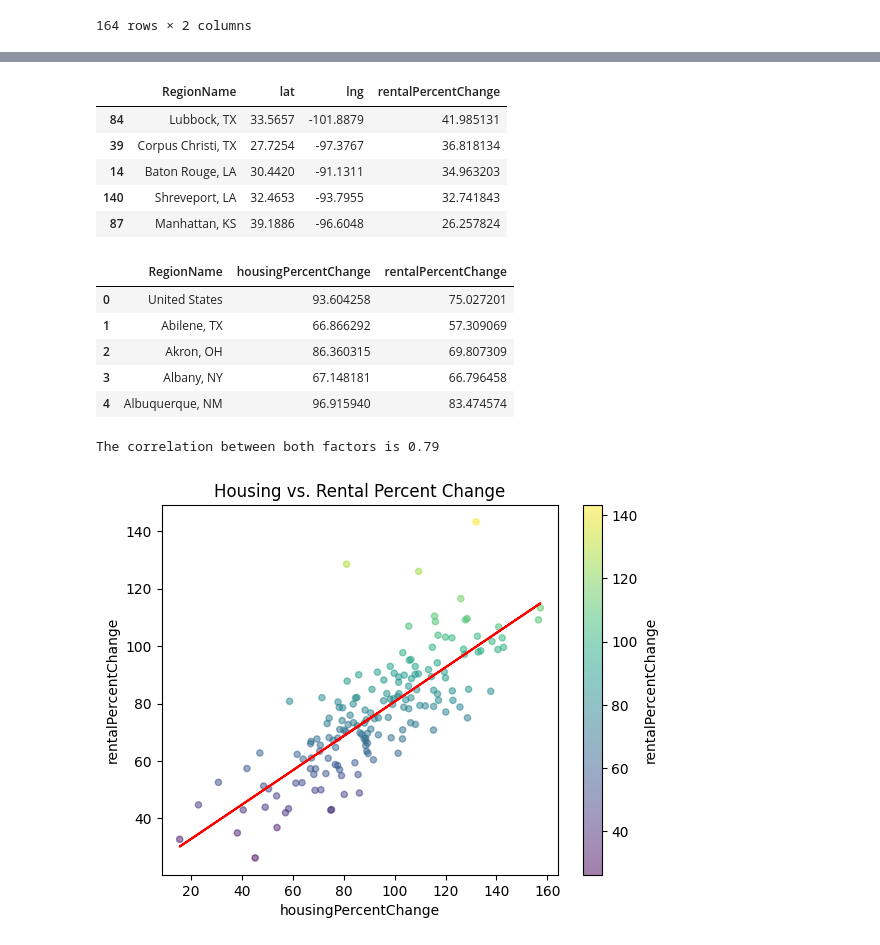
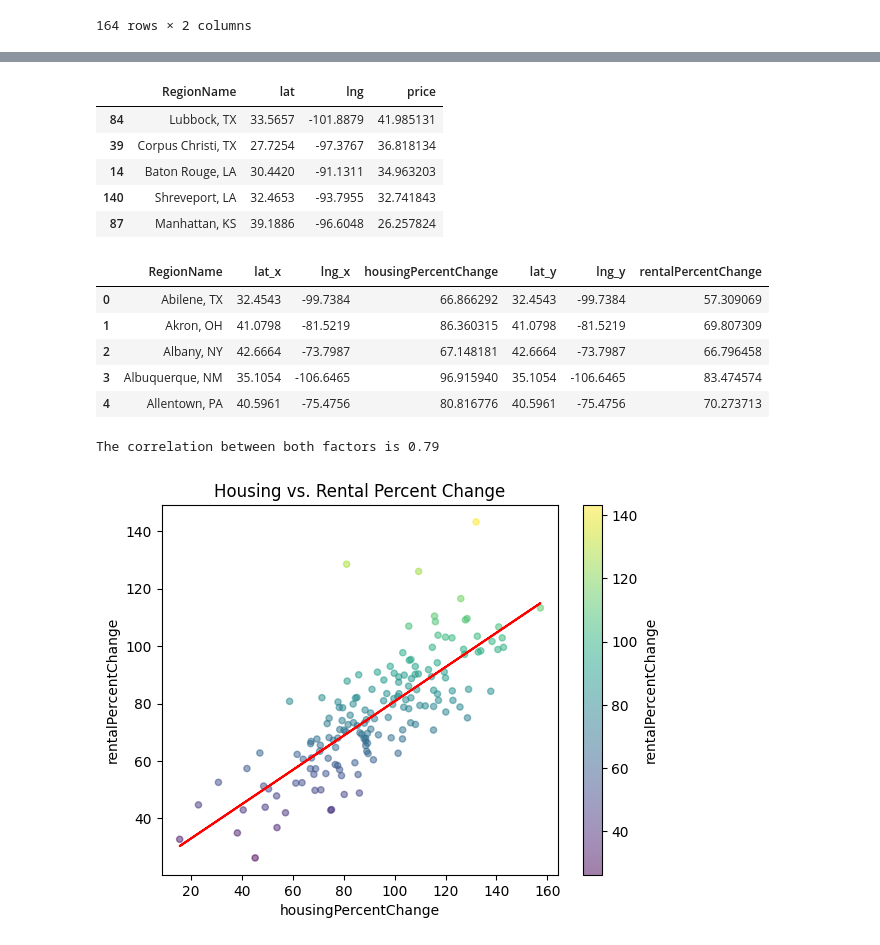
Before and after one commit to elgnol/RealEstate_Project_3, a Jupyter notebook: Analysis/Data_analysis_tatyana.ipynb, the cells around one changed output, grey strips where cells are left out. Cells and saved outputs as stored; diff of their text form; code cells hidden in the pictures.

```diff
--- a/Analysis/Data_analysis_tatyana.ipynb
+++ b/Analysis/Data_analysis_tatyana.ipynb
@@ -443,6 +459,8 @@ home_top_5
 rental_percents = rental_df[["RegionName", "rentalPercentChange"]]
 rental_percents = pd.merge(rental_percents, cities_df_simple, on = 'RegionName', how = 'inner')
 rental_percents = rental_percents[["RegionName", "lat", "lng", "rentalPercentChange"]]
+rental_percents.rename(columns={'rentalPercentChange': 'price'}, inplace=True)
 # show top 5
-rental_top_5 = rental_percents.sort_values(by = 'rentalPercentChange', ascending = False).head()
-rental_top_5
+rental_top_5 = rental_percents.sort_values(by = 'price', ascending = False).head()
+rental_top_5 = rental_top_5[["RegionName", "price"]]
+rental_top_5 = rental_top_5.set_index("RegionName", drop=True)
@@ -467,9 +507,9 @@ home_bottom_5
 # %%
 # show bottom 5 rental price changes
-rental_bottom_5 = rental_percents.sort_values(by = 'rentalPercentChange', ascending = False).tail()
+rental_bottom_5 = rental_percents.sort_values(by = 'price', ascending = False).tail()
 rental_bottom_5
 # %% [output]
-|  | RegionName | lat | lng | rentalPercentChange |
+|  | RegionName | lat | lng | price |
 | 84 | Lubbock, TX | 33.5657 | -101.8879 | 41.985131 |
 | 39 | Corpus Christi, TX | 27.7254 | -97.3767 | 36.818134 |
 | 14 | Baton Rouge, LA | 30.4420 | -91.1311 | 34.963203 |
@@ -480,15 +530,19 @@ rental_bottom_5
 home_percents.to_json('home_percents.json', orient='records', indent=4)
 rental_percents.to_json('rental_percents.json', orient='records', indent=4)
 # %%
-merged_df = pd.merge(home_percents, rental_percents, on = 'RegionName')
+housing_percentages = home_percents
+rental_percentages = rental_percents
+housing_percentages.rename(columns={'price' : 'housingPercentChange'}, inplace=True)
+rental_percentages.rename(columns={'price' : 'rentalPercentChange'}, inplace=True)
+merged_df = pd.merge(housing_percentages, rental_percentages, on = 'RegionName')
 merged_df.head()
 # %% [output]
-|  | RegionName | housingPercentChange | rentalPercentChange |
-| 0 | United States | 93.604258 | 75.027201 |
-| 1 | Abilene, TX | 66.866292 | 57.309069 |
-| 2 | Akron, OH | 86.360315 | 69.807309 |
-| 3 | Albany, NY | 67.148181 | 66.796458 |
-| 4 | Albuquerque, NM | 96.915940 | 83.474574 |
+|  | RegionName | lat_x | lng_x | housingPercentChange | lat_y | lng_y | rentalPercentChange |
+| 0 | Abilene, TX | 32.4543 | -99.7384 | 66.866292 | 32.4543 | -99.7384 | 57.309069 |
+| 1 | Akron, OH | 41.0798 | -81.5219 | 86.360315 | 41.0798 | -81.5219 | 69.807309 |
+| 2 | Albany, NY | 42.6664 | -73.7987 | 67.148181 | 42.6664 | -73.7987 | 66.796458 |
+| 3 | Albuquerque, NM | 35.1054 | -106.6465 | 96.915940 | 35.1054 | -106.6465 | 83.474574 |
+| 4 | Allentown, PA | 40.5961 | -75.4756 | 80.816776 | 40.5961 | -75.4756 | 70.273713 |
 # %%
 merged_df.plot(kind="scatter", x= 'housingPercentChange' ,
           y='rentalPercentChange',
@@ -509,4 +563,4 @@ print(f"The correlation between both factors is {round(st.pearsonr(x_values,y_va
 plt.savefig("../IMAGES/rental_vs_housing_corr.png")
 # %% [output]
 The correlation between both factors is 0.79
-[figure, old version]
+[figure, new version]
```
Also changed, not shown: parts of 7 cells of this notebook, 7 other files.
